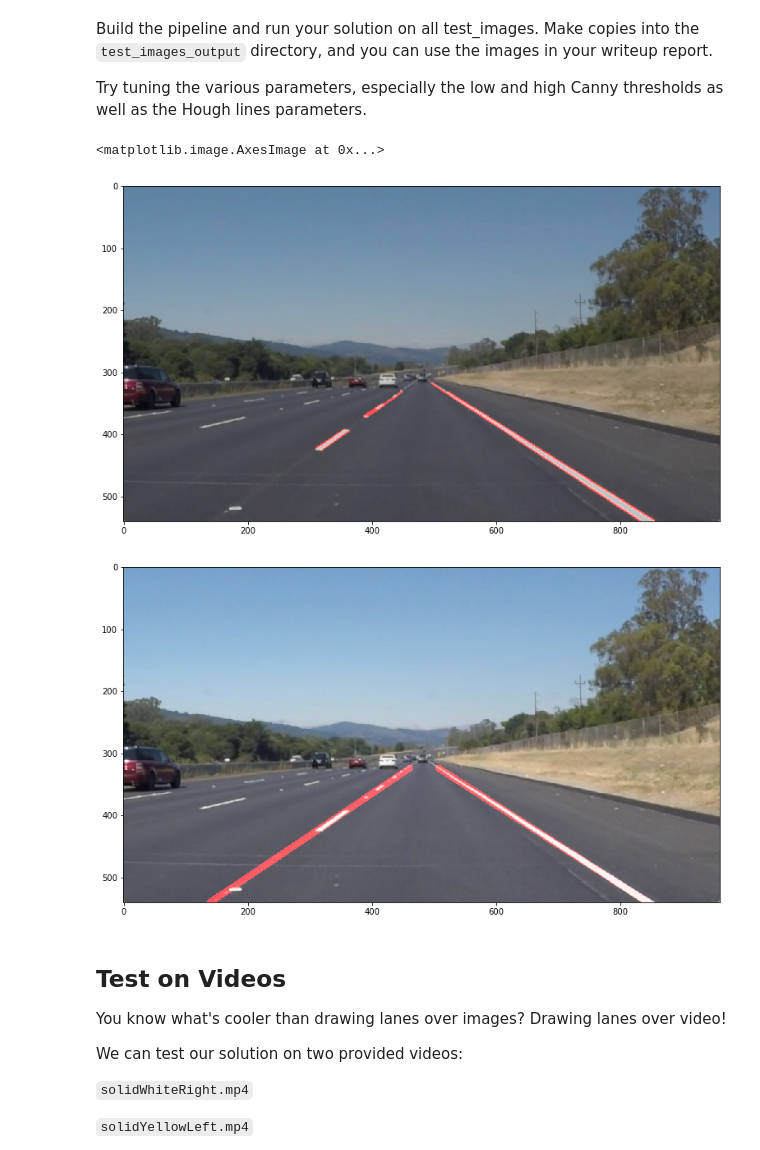
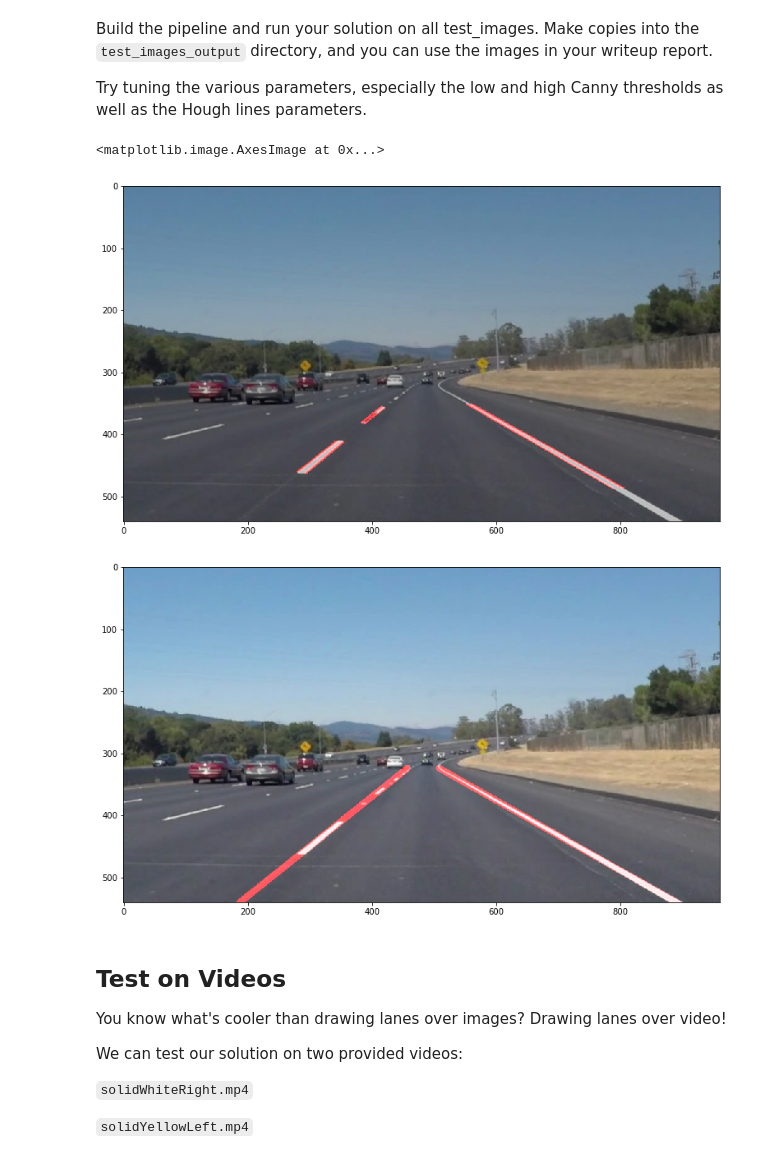
Before and after one commit to moh7/CarND-Lane-Detection, a Jupyter notebook: P1.ipynb, the cells around one changed output. Drawn from its saved outputs; the diff is of its cells as text; code cells hidden in the pictures.

```diff
--- a/P1.ipynb
+++ b/P1.ipynb
@@ -189,7 +189,7 @@ Build the pipeline and run your solution on all test_images. Make copies into th
 
 Try tuning the various parameters, especially the low and high Canny thresholds as well as the Hough lines parameters.
 # %%
-def average_slope_intercept(lines):
+def average_lines(lines):
     #lines: x1, y1, x2, y2
 
     left_lines    = [] # (slope, intercept)
@@ -219,16 +219,14 @@ def average_slope_intercept(lines):
 
 
 
-def make_line_points(y1, y2, line):
-    """
-    Convert a line represented in slope and intercept into pixel points
-    """
+def line2pixels(y1, y2, line):
+    #Convert a line represented in slope and intercept into pixel points
+
     if line is None:
         return None
 
     slope, intercept = line
 
-    # make sure everything is integer as cv2.line requires it
     x1 = int((y1 - intercept)/slope)
     x2 = int((y2 - intercept)/slope)
     y1 = int(y1)
@@ -238,13 +236,13 @@ def make_line_points(y1, y2, line):
 
 
 def lane_lines(image, lines):
-    left_lane, right_lane = average_slope_intercept(lines)
+    left_lane, right_lane = average_lines(lines)
 
     y1 = image.shape[0] # bottom of the image
     y2 = y1*0.6         # slightly lower than the middle
 
-    left_line  = make_line_points(y1, y2, left_lane)
-    right_line = make_line_points(y1, y2, right_lane)
+    left_line  = line2pixels(y1, y2, left_lane)
+    right_line = line2pixels(y1, y2, right_lane)
 
     return left_line, right_line
 
@@ -265,7 +263,7 @@ from IPython.core.pylabtools import figsize
 figsize(13, 10)
 
 # Read in and grayscale the image
-image0 = mpimg.imread("test_images/"+images[1])
+image0 = mpimg.imread("test_images/solidWhiteCurve.jpg")
 image=np.copy(image0)
 gray = grayscale(image)
 plt.imshow(gray)
@@ -274,41 +272,44 @@ plt.imshow(gray)
 kernel_size = 5
 blur_gray = gaussian_blur(gray, kernel_size)
 
 # Define our parameters for Canny and apply
 low_threshold = 50
 high_threshold = 150
 edges = canny(blur_gray, low_threshold, high_threshold)
 
 # This time we are defining a four sided polygon to mask
 imshape = image.shape
-vertices = np.array([[(50,imshape[0]),(480, 315), (490,315), (imshape[1]-50,imshape[0])]], dtype=np.int32)
+#vertices = np.array([[(50,imshape[0]),(480, 315), (490,315), (imshape[1]-50,imshape[0])]], dtype=np.int32)
+vertices = np.array([[(imshape[1]*0.1,imshape[0]*0.9),(imshape[1]*0.4, imshape[0]*0.65), (imshape[1]*0.6,imshape[0]*0.65), (imshape[1]*0.9,imshape[0]*0.9)]], dtype=np.int32)
+
 masked_edges=region_of_interest(edges, vertices)
 
 # Define the Hough transform parameters
 # Make a blank the same size as our image to draw on
 rho = 1 # distance resolution in pixels of the Hough grid
 theta = np.pi/180 # angular resolution in radians of the Hough grid
 threshold = 20     # minimum number of votes (intersections in Hough grid cell)
 min_line_length = 20 #minimum number of pixels making up a line
 max_line_gap = 20    # maximum gap in pixels between connectable line segments
 line_img = np.copy(image)*0 # creating a blank to draw lines on
 
 # Run Hough on edge detected image
 lines, line_img = hough_lines(masked_edges, rho, theta, threshold, min_line_length, max_line_gap)
 
-pp=weighted_img(line_img, image, α=0.8, β=1., λ=0.)
+
+line_image=weighted_img(line_img, image, α=0.8, β=1., λ=0.)
 plt.figure(1)
-plt.imshow(pp)
+plt.imshow(line_image)
 
-lane_images = []
-lane_images=draw_lane_lines(image, lane_lines(image, lines))
+avg_lane_image = []
+avg_lane_image=draw_lane_lines(image, lane_lines(image, lines))
 
 plt.figure(2)
-plt.imshow(lane_images)
+plt.imshow(avg_lane_image)
 # %% [output]
 <matplotlib.image.AxesImage at 0x...>
-[figure, old version]
+[figure, new version]
-[figure, old version]
+[figure, new version]
 # %% [markdown]
 ## Test on Videos
 
```
Also changed, not shown: parts of 6 cells of this notebook, 5 other files.
